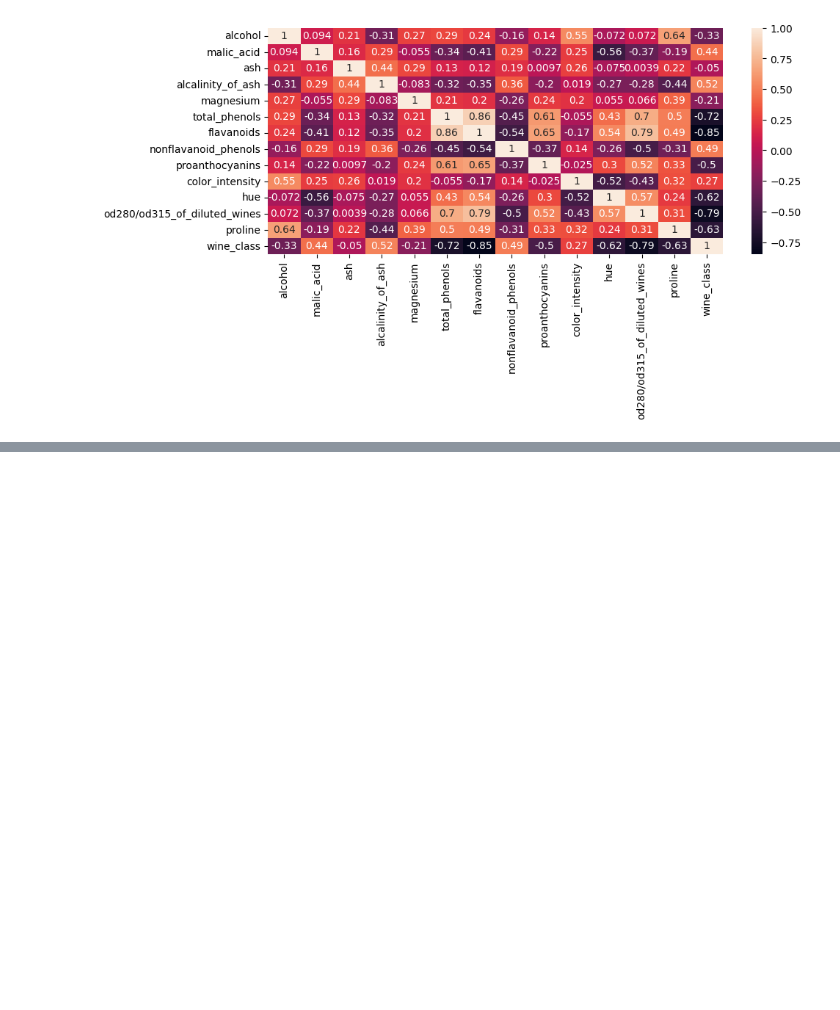
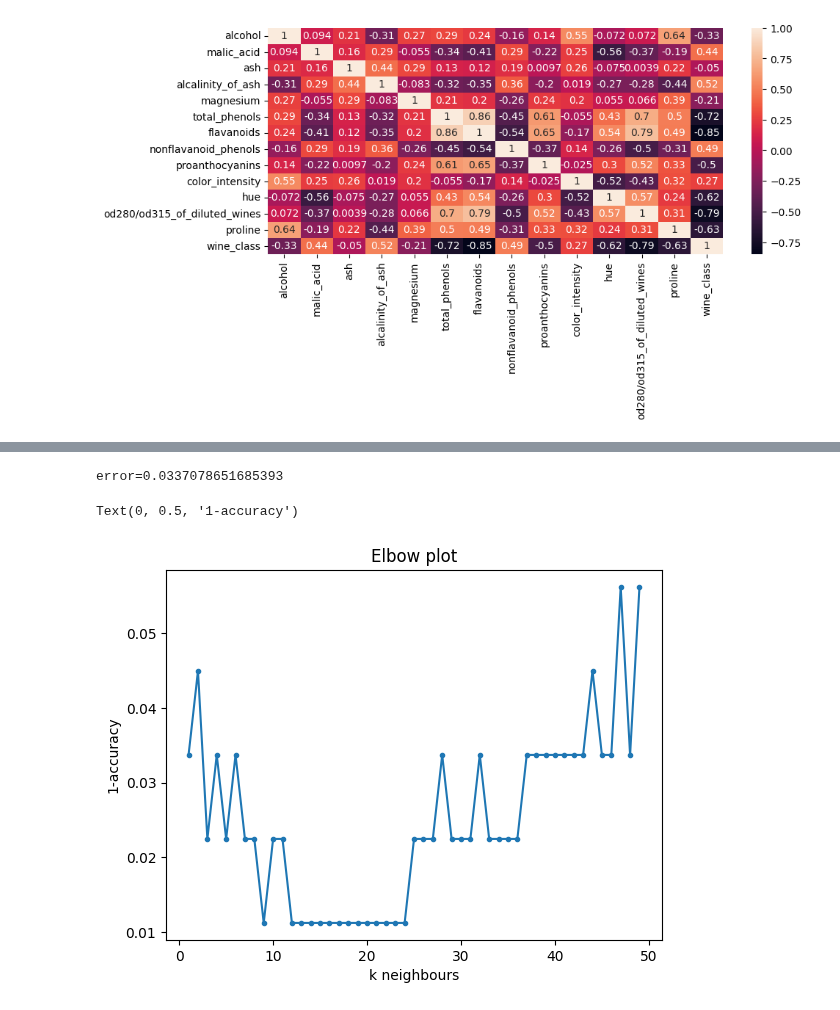
Before and after one commit to VineelaNedunuri/Machine-learning, a Jupyter notebook: code-alongs/L6-KNN.ipynb, the cells around one changed output, grey strips where cells are left out. Saved outputs shown, nothing was run; the diff lists cells and outputs as text; code cells hidden in the pictures; blank space fills up the shorter version.

```diff
--- a/code-alongs/L6-KNN.ipynb
+++ b/code-alongs/L6-KNN.ipynb
@@ -142,0 +238,21 @@ wine["feature_names"].__len__()
+# %%
+from sklearn.metrics import accuracy_score
+
+error = 1-accuracy_score(y_test, y_pred)
+print(f"{error=}")
+error_list = []
+
+for k in range(1,50):
+    model = KNeighborsClassifier(k)
+    model.fit(scaled_X_train, y_train)
+    y_pred = model.predict(scaled_X_test) # note use scaled_X_val here
+    error_list.append(1-accuracy_score(y_test, y_pred))
+
+plt.plot(range(1,50), error_list, '.-')
+plt.title("Elbow plot")
+plt.xlabel("k neighbours")
+plt.ylabel("1-accuracy")
+# %% [output]
+error=0.0337078651685393
+Text(0, 0.5, '1-accuracy')
+[figure, added]
```
Also changed, not shown: parts of 11 cells of this notebook.
